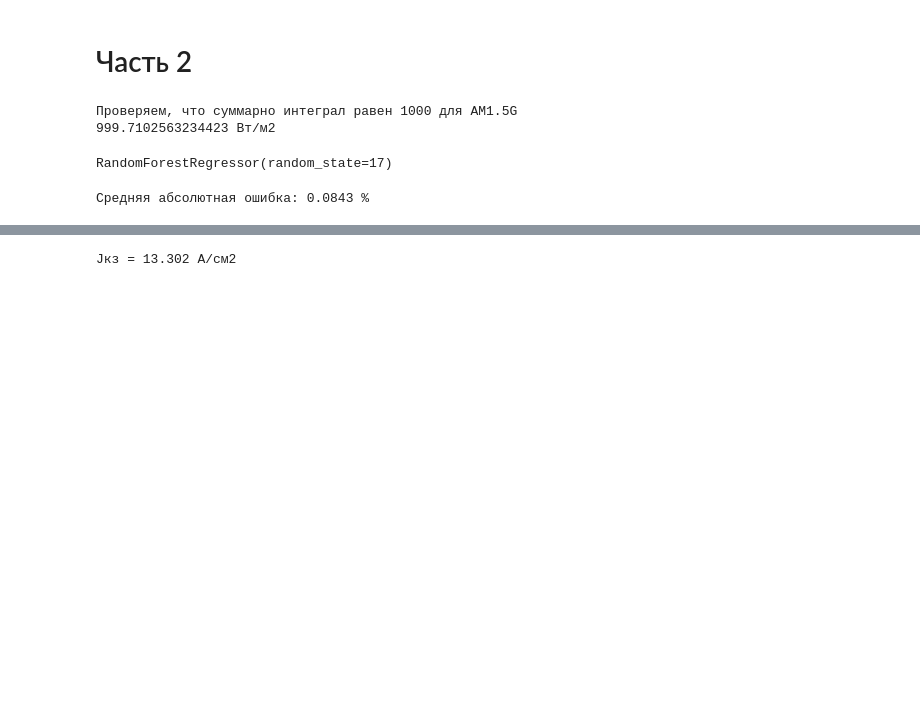
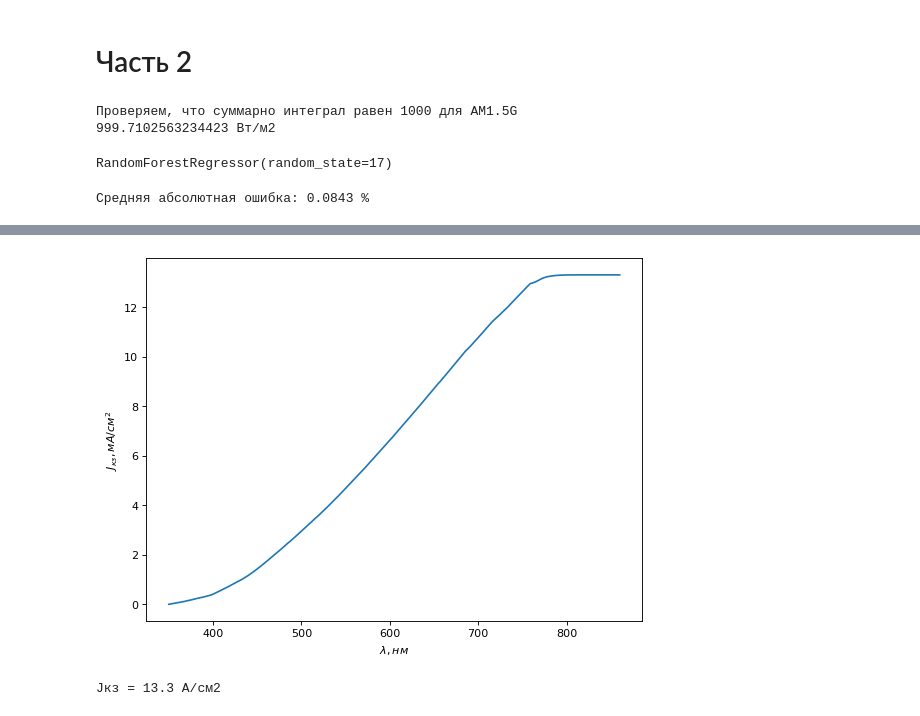
Before and after one commit to l3lush/coursework_fpp, a Jupyter notebook: kursov.ipynb, the cells around one changed output, grey strips where cells are left out. Saved outputs shown, nothing was run; the diff lists cells and outputs as text; code cells hidden in the pictures; blank space fills up the shorter version.

```diff
--- a/kursov.ipynb
+++ b/kursov.ipynb
@@ -189,11 +248,21 @@ Eg = 1.498 эВ
 # %%
-am15 = am15[(am15['lambda'] >= eqe_data['WL'].min()) & (am15['lambda'] <= WL_Eg)]
+# am15 = am15[(am15['lambda'] >= eqe_data['WL'].min()) & (am15['lambda'] <= WL_Eg)]
 am15['EQE'] = am15['lambda'].apply(lambda x: EQE_count(x))
 am15['lambda/h'] = am15['lambda'] / (4.135e-15 * 3e8 * 1e9)
+# %%
+am15['Jkz'] = (am15['lambda'].diff() * am15['EQE'] / 100 * am15['W'] / 10000 * am15['lambda/h']).fillna(0)
+am15['Jkz_cumsum'] = am15['Jkz'].cumsum()
+# %%
+plt.figure(figsize=(8, 6), dpi=80)
+plt.plot(am15['lambda'], am15['Jkz_cumsum'] * 1000)
+plt.ylabel('$J_{кз}, мА/см^{2}$')
+plt.xlabel('$\lambda, нм$');
+# %% [output]
+[figure, added]
 # %%
 Jkz = (am15['lambda'].diff() * am15['EQE'] / 100 * am15['W'] / 10000 * am15['lambda/h']).sum() * 1000
 print('Jкз =', round(Jkz, 3), 'А/см2')
 # %% [output]
-Jкз = 13.302 А/см2
+Jкз = 13.3 А/см2
 # %%
 am15.to_csv('am15.csv', index=False)
```
Also changed, not shown: parts of 15 cells of this notebook.
